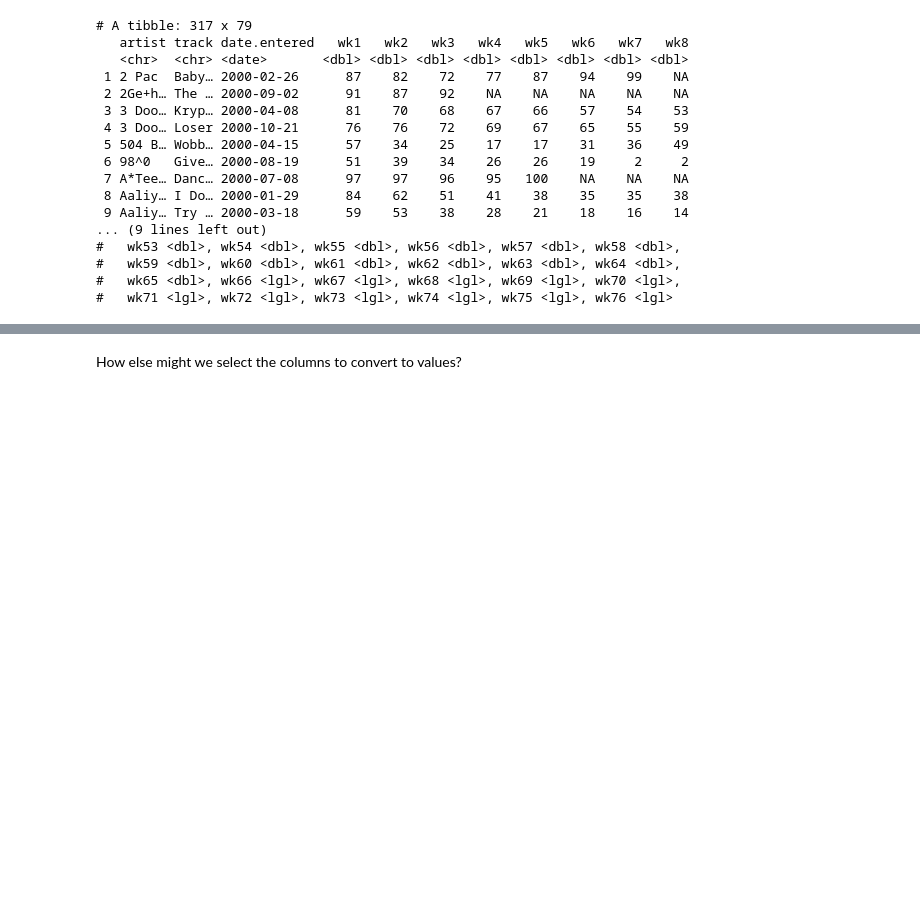
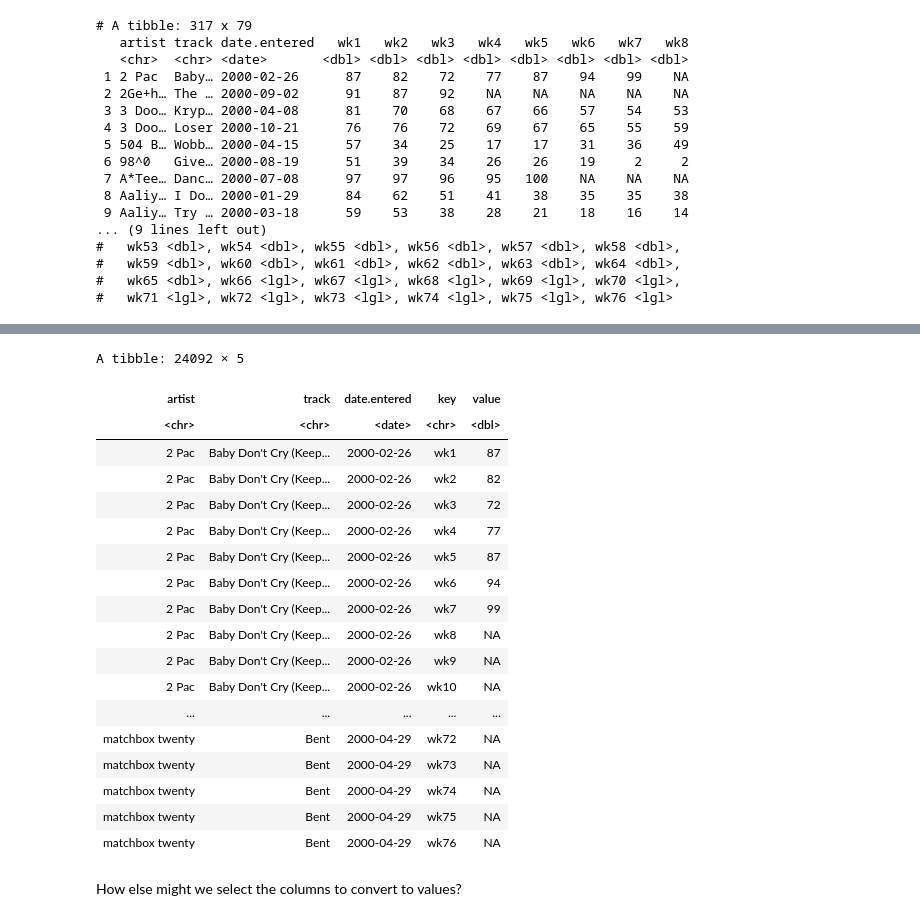
Before and after one commit to the-tanvan/BIOS512, a Jupyter notebook: class-materials/15_lecture_new_pivot_functions.ipynb, the cells around one changed output, grey strips where cells are left out. Drawn from its saved outputs; the diff is of its cells as text; code cells hidden in the pictures; blank space fills up the shorter version.

```diff
--- a/class-materials/15_lecture_new_pivot_functions.ipynb
+++ b/class-materials/15_lecture_new_pivot_functions.ipynb
@@ -62,2 +92,35 @@ billboard %>% names
+# %%
+# Creates key column
+# Creates value column
+# Remove cols using one_of function (from dplyr package) which selects one_of the columns of the provided list
+# The minus indicates to remove
+
+billboard %>%
+    pivot_longer(names_to = 'key', values_to = 'value',
+                 cols = -one_of('track', 'artist', 'date.entered'))
+
+# The following syntax does not work with this function (unlike gather function)
+# billboard %>%
+#     pivot_longer(names_to = 'key', values_to = 'value', -artist, -track, -date.entered)
+# %% [output]
+A tibble: 24092 × 5
+| artist | track | date.entered | key | value |
+| <chr> | <chr> | <date> | <chr> | <dbl> |
+| 2 Pac | Baby Don't Cry (Keep... | 2000-02-26 | wk1 | 87 |
+| 2 Pac | Baby Don't Cry (Keep... | 2000-02-26 | wk2 | 82 |
+| 2 Pac | Baby Don't Cry (Keep... | 2000-02-26 | wk3 | 72 |
+| 2 Pac | Baby Don't Cry (Keep... | 2000-02-26 | wk4 | 77 |
+| 2 Pac | Baby Don't Cry (Keep... | 2000-02-26 | wk5 | 87 |
+| 2 Pac | Baby Don't Cry (Keep... | 2000-02-26 | wk6 | 94 |
+| 2 Pac | Baby Don't Cry (Keep... | 2000-02-26 | wk7 | 99 |
+| 2 Pac | Baby Don't Cry (Keep... | 2000-02-26 | wk8 | NA |
+| 2 Pac | Baby Don't Cry (Keep... | 2000-02-26 | wk9 | NA |
+| 2 Pac | Baby Don't Cry (Keep... | 2000-02-26 | wk10 | NA |
+| ... | ... | ... | ... | ... |
+| matchbox twenty | Bent | 2000-04-29 | wk72 | NA |
+| matchbox twenty | Bent | 2000-04-29 | wk73 | NA |
+| matchbox twenty | Bent | 2000-04-29 | wk74 | NA |
+| matchbox twenty | Bent | 2000-04-29 | wk75 | NA |
+| matchbox twenty | Bent | 2000-04-29 | wk76 | NA |
 # %% [markdown]
 How else might we select the columns to convert to values?
```
Also changed, not shown: parts of 15 cells of this notebook, 2 other files.
